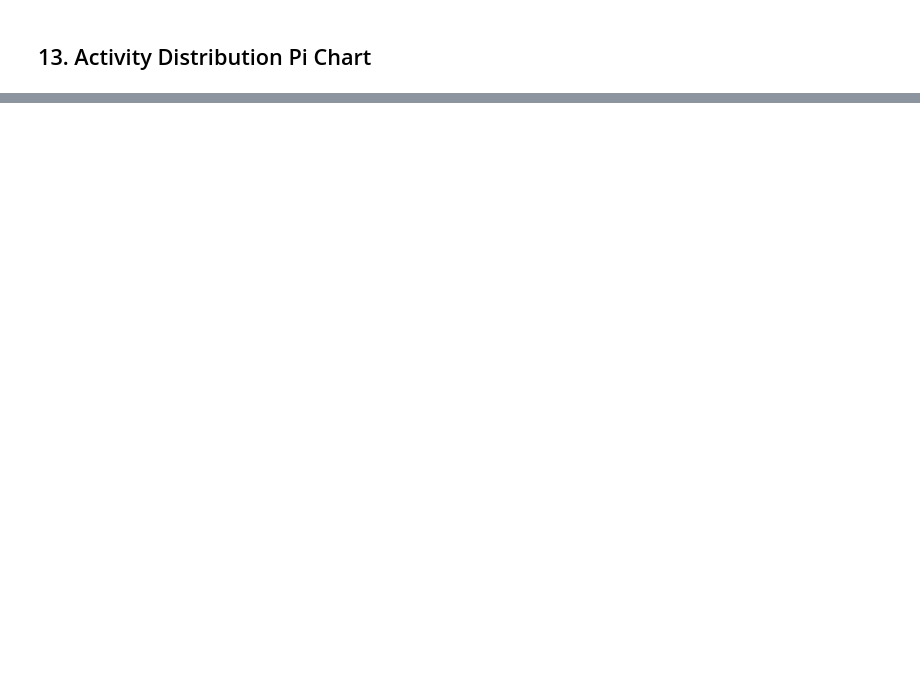
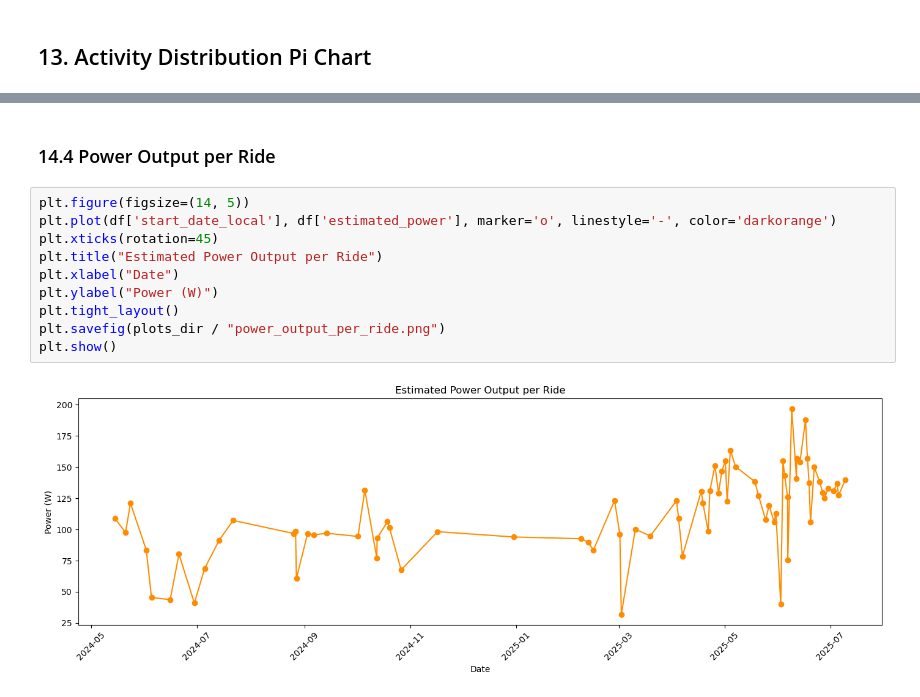
Before and after one commit to jbierowiec/MyWorkoutActivityDataProject, a Jupyter notebook: strava_analysis.ipynb, the cells around one changed output, grey strips where cells are left out. Cells and saved outputs as stored; diff of their text form; blank space fills up the shorter version.

Commit message:
Power measurements update

```diff
--- a/strava_analysis.ipynb
+++ b/strava_analysis.ipynb
@@ -574,0 +684,14 @@ plt.show()
+# %% [markdown]
+### 14.4 Power Output per Ride
+# %%
+plt.figure(figsize=(14, 5))
+plt.plot(df['start_date_local'], df['estimated_power'], marker='o', linestyle='-', color='darkorange')
+plt.xticks(rotation=45)
+plt.title("Estimated Power Output per Ride")
+plt.xlabel("Date")
+plt.ylabel("Power (W)")
+plt.tight_layout()
+plt.savefig(plots_dir / "power_output_per_ride.png")
+plt.show()
+# %% [output]
+[figure, added]
```
Also changed, not shown: parts of 29 cells of this notebook, 22 other files.
